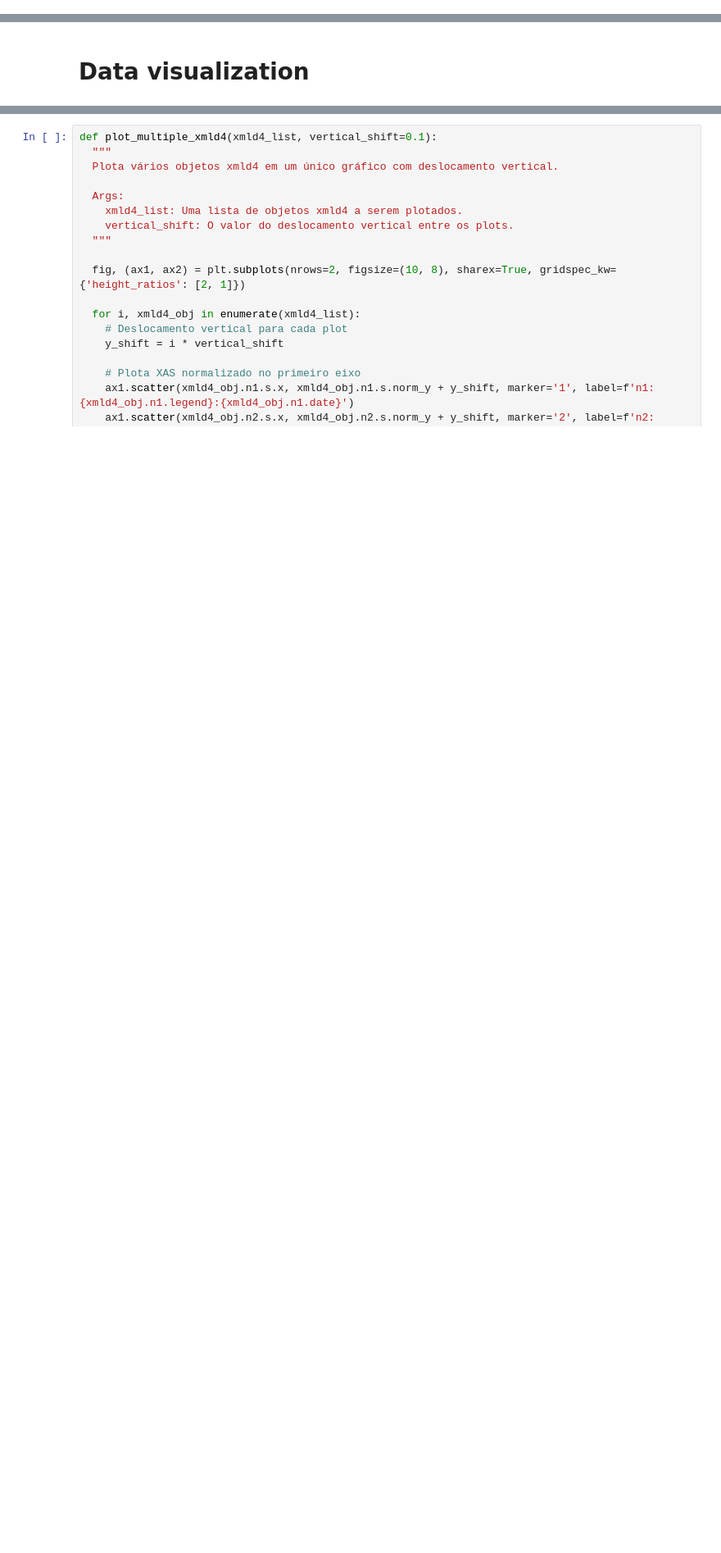
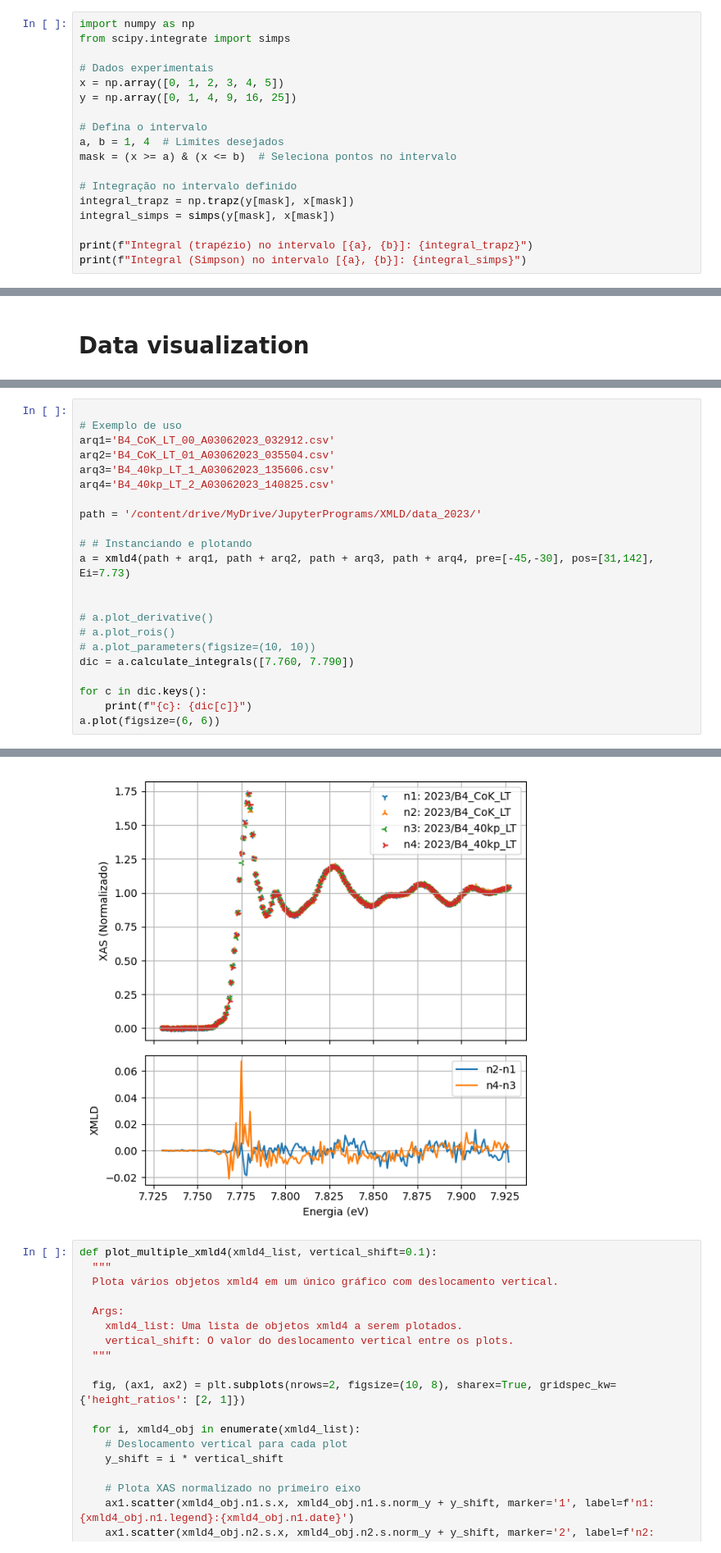
Before and after one commit to 4LC4NT4R4/XMLD, a Jupyter notebook: poo_xmld.ipynb, the cells around one changed output, grey strips where cells are left out. Shown at 82% size. Saved outputs shown, nothing was run; the diff lists cells and outputs as text; blank space fills up the shorter version.

```diff
--- a/poo_xmld.ipynb
+++ b/poo_xmld.ipynb
@@ -544,0 +724,18 @@ class Vortex:
+# %%
+import numpy as np
+from scipy.integrate import simps
+
+# Dados experimentais
+x = np.array([0, 1, 2, 3, 4, 5])
+y = np.array([0, 1, 4, 9, 16, 25])
+
+# Defina o intervalo
+a, b = 1, 4  # Limites desejados
+mask = (x >= a) & (x <= b)  # Seleciona pontos no intervalo
+
+# Integração no intervalo definido
+integral_trapz = np.trapz(y[mask], x[mask])
+integral_simps = simps(y[mask], x[mask])
+
+print(f"Integral (trapézio) no intervalo [{a}, {b}]: {integral_trapz}")
+print(f"Integral (Simpson) no intervalo [{a}, {b}]: {integral_simps}")
@@ -817,0 +1079,23 @@ Todos os valores de y são zero. Normalização será ajustada.
+# %%
+
+# Exemplo de uso
+arq1='B4_CoK_LT_00_A03062023_032912.csv'
+arq2='B4_CoK_LT_01_A03062023_035504.csv'
+arq3='B4_40kp_LT_1_A03062023_135606.csv'
+arq4='B4_40kp_LT_2_A03062023_140825.csv'
+
+path = '/content/drive/MyDrive/JupyterPrograms/XMLD/data_2023/'
+
+# # Instanciando e plotando
+a = xmld4(path + arq1, path + arq2, path + arq3, path + arq4, pre=[-45,-30], pos=[31,142], Ei=7.73)
+
+
+# a.plot_derivative()
+# a.plot_rois()
+# a.plot_parameters(figsize=(10, 10))
+dic = a.calculate_integrals([7.760, 7.790])
+
+for c in dic.keys():
+    print(f"{c}: {dic[c]}")
+a.plot(figsize=(6, 6))
+# %% [output]
@@ -818,3 +1116,4 @@ Todos os valores de y são zero. Normalização será ajustada.
+[figure, added]
 # %%
 def plot_multiple_xmld4(xmld4_list, vertical_shift=0.1):
   """
```
Also changed, not shown: parts of 16 cells of this notebook.
